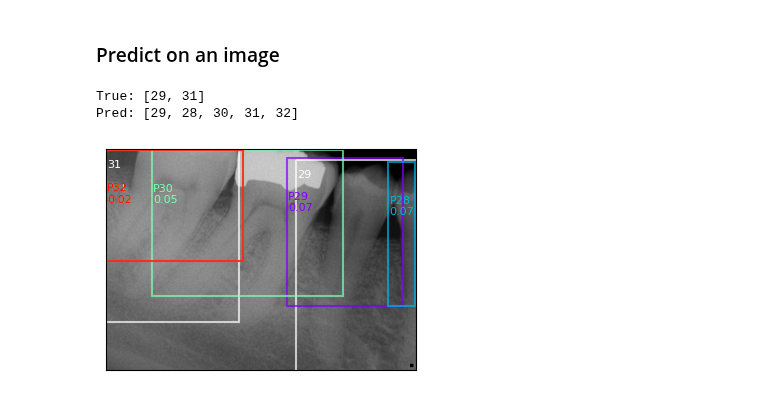
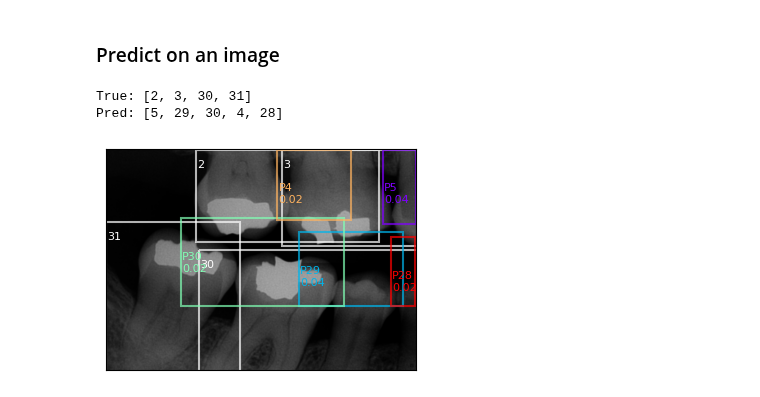
Before and after one commit to awerdich/computervision, a Jupyter notebook: notebooks/detection/10_performance.ipynb, the cells around one changed output. Cells and saved outputs as stored; diff of their text form; code cells hidden in the pictures.

```diff
--- a/notebooks/detection/10_performance.ipynb
+++ b/notebooks/detection/10_performance.ipynb
@@ -207,35 +205,35 @@ dict_keys(['model_info', 'id2label', 'training_args', 'processor_params', 'bbox_
 # %%
 figsize = (4, 4)
 threshold = 0.02
-idx = 13
+idx = 2
 file_name = file_name_list[idx]
 
 file = os.path.join(image_dir, file_name)
 im = ImageData().load_image(file)
 im = ImageData().np2color(im)
 df_file = df.loc[df[file_col] == file_name]
 bbox_list = df_file[bbox_col].tolist()
 pos_list = df_file[pos_col].tolist()
 im_width, im_height = im.shape[1], im.shape[0]
 x_lim, y_lim = (0, im_width), (0, im_height)
 
 # Predict positions
 output = detr_detect(detr_model=model, detr_processor=processor, image=im, threshold=threshold)
 if output is not None:
     output_bbox_list = output.get('bboxes')
     output_cat_list = output.get('categories')
     output_pos_list = [id2label.get(cat) for cat in output_cat_list]
     score_list = output.get('scores')
     output_label_list = [f'P{p}\n{s:.2f}' for p, s in zip(output_pos_list, score_list)]
 
     print(f'True: {pos_list}')
     print(f'Pred: {output_pos_list}')
 
     fig, ax = plt.subplots(figsize=figsize)
     ax = plot_boxes(image=im, box_list=bbox_list, label_list=pos_list, color='w', ax=ax)
     ax = plot_boxes(image=im, box_list=output_bbox_list, label_list=output_label_list, ax=ax, offset_xy=(0, 200))
     plt.show()
 # %% [output]
-True: [29, 31]
-Pred: [29, 28, 30, 31, 32]
+True: [2, 3, 30, 31]
+Pred: [5, 29, 30, 4, 28]
-[figure, old version]
+[figure, new version]
```
Also changed, not shown: parts of 13 cells of this notebook.
